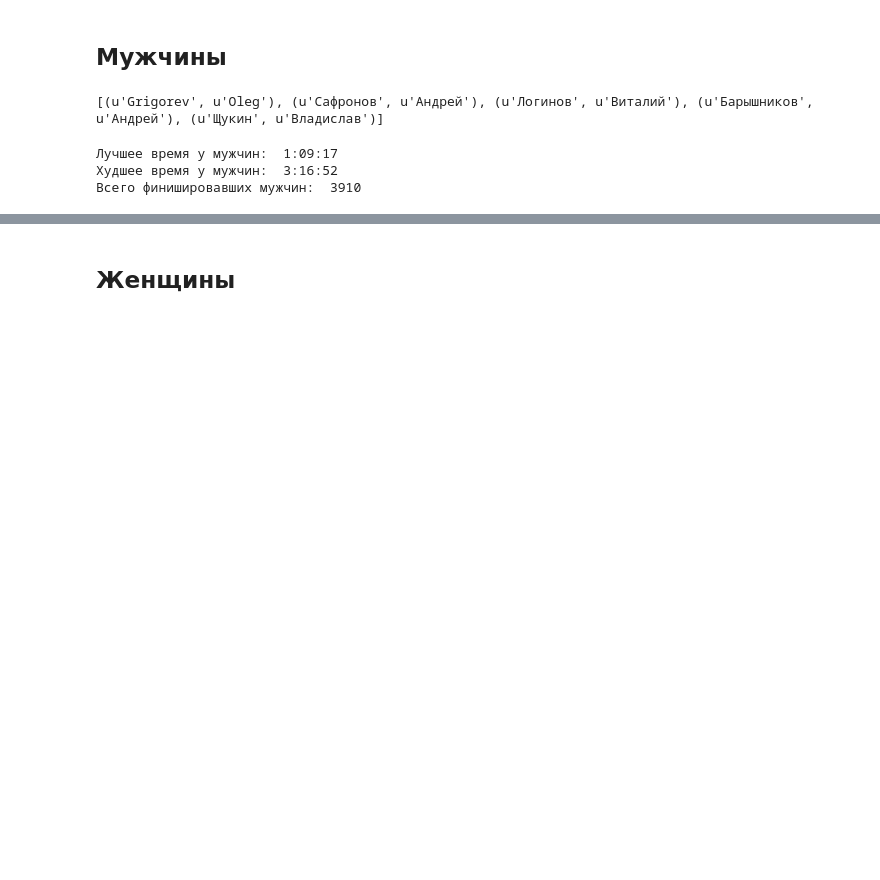
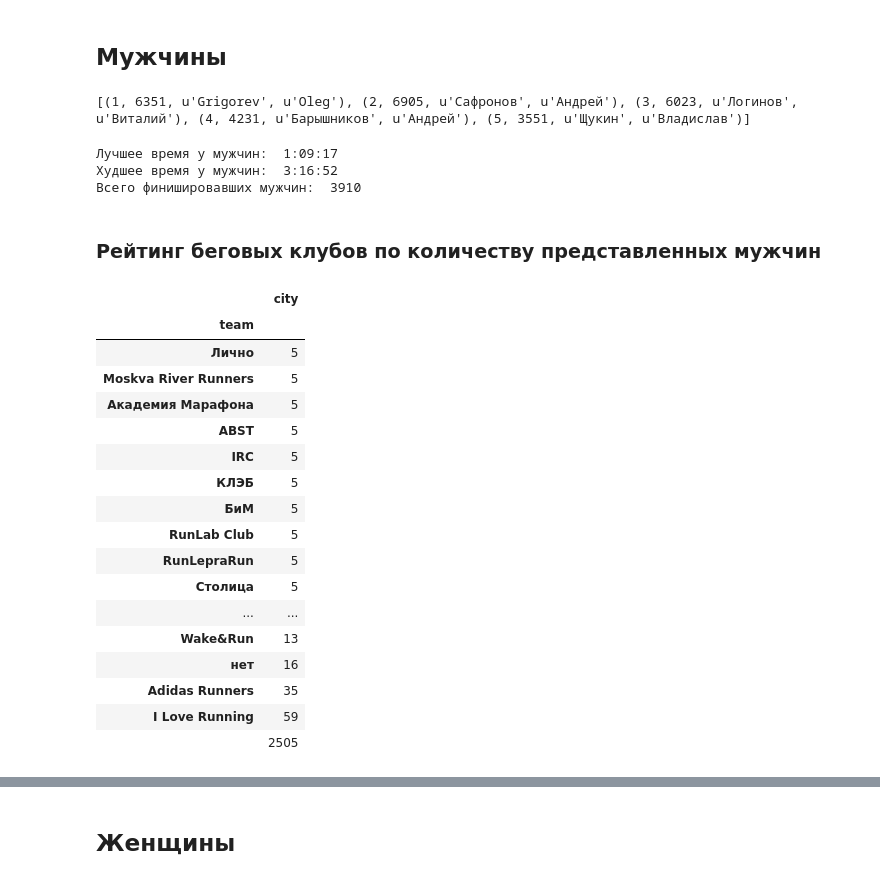
Before and after one commit to 185112007/notebooks, a Jupyter notebook: moscow-hm-2017.ipynb, the cells around one changed output, grey strips where cells are left out. Drawn from its saved outputs; the diff is of its cells as text; code cells hidden in the pictures; blank space fills up the shorter version.

```diff
--- a/moscow-hm-2017.ipynb
+++ b/moscow-hm-2017.ipynb
@@ -19,11 +20,11 @@ plt.show(block=True)
 # %% [markdown]
 ## Мужчины
 # %%
-mens = json.load(open('data/20170813_luzhniki_hm_m_21_1km.json'))
-male = [runner for runner in mens['data'] if runner[9] != "DQ"]
-print repr([(runner[3], runner[4]) for runner in male[:5]]).decode('unicode_escape')
+mens = json.load(open('data/20170813_luzhniki_hm_m_21_1km.json')) # все зарегистрированные
+male = [runner for runner in mens['data'] if runner[9] != "DQ"] # только финишеры
+print repr([(runner[1], runner[2], runner[3], runner[4]) for runner in male[:5]]).decode('unicode_escape')
 # %% [output]
-[(u'Grigorev', u'Oleg'), (u'Сафронов', u'Андрей'), (u'Логинов', u'Виталий'), (u'Барышников', u'Андрей'), (u'Щукин', u'Владислав')]
+[(1, 6351, u'Grigorev', u'Oleg'), (2, 6905, u'Сафронов', u'Андрей'), (3, 6023, u'Логинов', u'Виталий'), (4, 4231, u'Барышников', u'Андрей'), (5, 3551, u'Щукин', u'Владислав')]
 # %%
 print "Лучшее время у мужчин: ", male[0][9]
 print "Худшее время у мужчин: ", male[-1][9]
@@ -32,3 +33,41 @@ print "Всего финишировавших мужчин: ", len(male)
 Лучшее время у мужчин:  1:09:17
 Худшее время у мужчин:  3:16:52
 Всего финишировавших мужчин:  3910
+# %% [markdown]
+### Рейтинг беговых клубов по количеству представленных мужчин
+# %%
+male_teams = lambda: (([runner[8], runner[7]]) for runner in male)
+
+dfmt = pd.DataFrame(male_teams(), columns=['team', 'city'])
+dfmt.replace([u'I LOVE RUNNING', u'I love running', u'I Love Running', u'ILR', u'ILOVERUNNING', u'ILOVERUNNING', u'iloverunning', u'Iloverunning'], u'I Love Running', inplace=True)
+dfmt.replace([u'Academy marathon', u'Academy of marathon', u'Academy Marathon', u'Академия марафона', u'Академия Марафонского Бега'], u'Академия Марафона', inplace=True)
+dfmt.replace([u'ЦиклON', u'Циклон'], u'ЦиклОн', inplace=True)
+dfmt.replace([u'Gepard', u'GEPARD'], u'GEPARD', inplace=True)
+dfmt.replace([u'RunLab/AFRC', u'RUNLABclub', u'RUNLAB CLUB', u'RunLab Club'], u'RunLab Club', inplace=True)
+dfmt.replace([u'adidas runners', u'adidas runners AR Нагорныйсила', u'Adidas Runners', u'Adidas', u'ADIDAS RUNNERS', u'Adidas RunClub', u'ADIDAS RUNNERS MOSCOW', u'Adidas Runclub Fili', u'Adidas Runners Ivanovo', u'Adidas runners', u'Adidas runnes club Mitino', u'Adidas RunClub Sokolniki', u'Adidas Run Club Izmailovo', u'Adidas run club Kirov', u'runess club adidas тушино', u'Adidas Runners Университет', u'Adidas Runners Atrium', u'ADIDAS RUNNERS ULTRA', u'adidas Runners', u'ADIDAS RUNCLUB> ЛОСИНЫЙ', u'AR Ekaterinburg'], u'Adidas Runners', inplace=True)
+result = dfmt.groupby('team').aggregate(len)
+#result = dfmt.groupby('team').size()
+result.sort_values(result.columns[0], ascending=[1], inplace=True)
+#result.loc[result['city'] > 5]
+result.tail(31)
+#result.plot.bar(stacked=False);
+# игнорировать команды: нет, Нет, 0, Лично, лично
+# %% [output]
+|  | city |
+| team |  |
+| Лично | 5 |
+| Moskva River Runners | 5 |
+| Академия Марафона | 5 |
+| ABST | 5 |
+| IRC | 5 |
+| КЛЭБ | 5 |
+| БиМ | 5 |
+| RunLab Club | 5 |
+| RunLepraRun | 5 |
+| Столица | 5 |
+| ... | ... |
+| Wake&Run | 13 |
+| нет | 16 |
+| Adidas Runners | 35 |
+| I Love Running | 59 |
+|  | 2505 |
```
Also changed, not shown: parts of 14 cells of this notebook.
